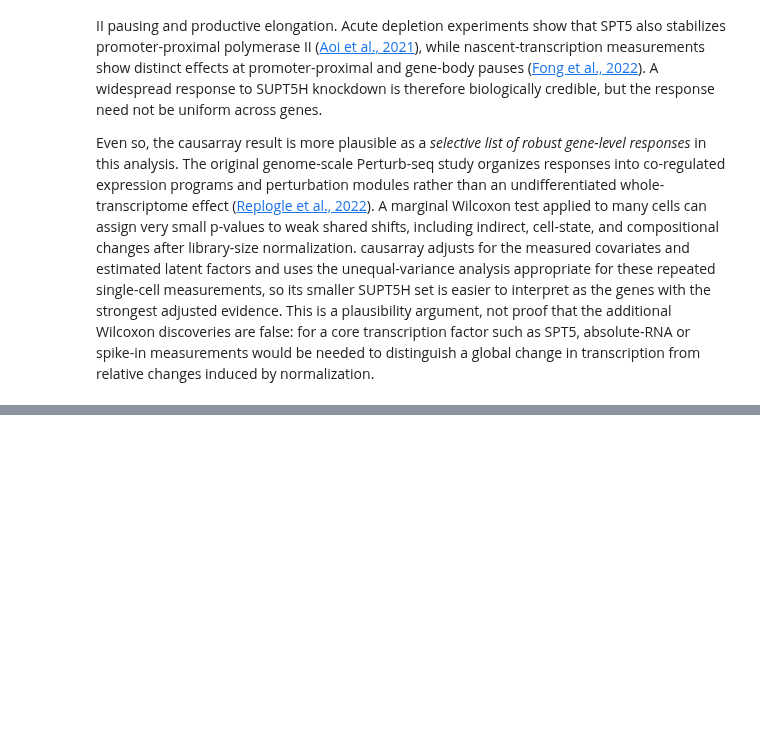
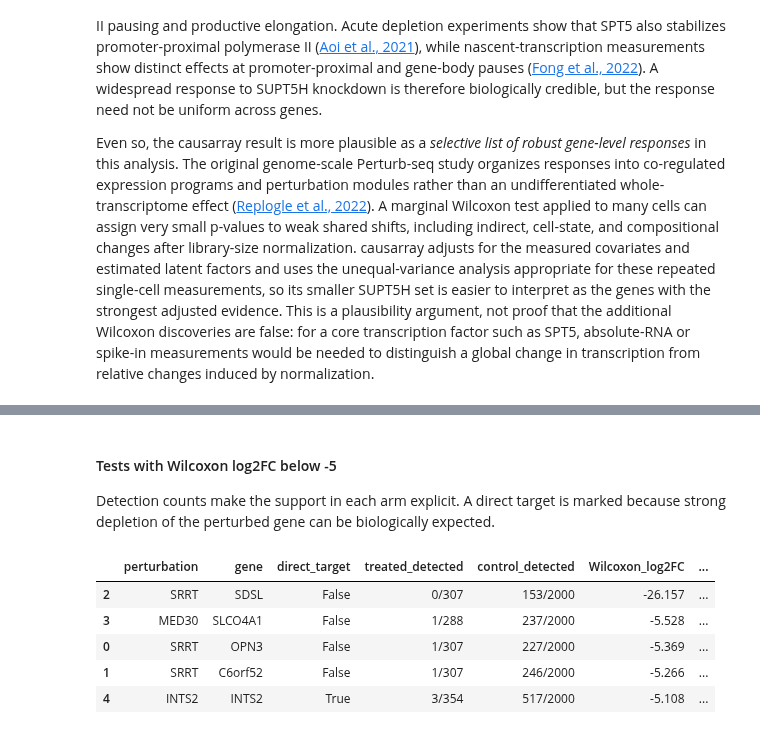
Before and after one commit to jaydu1/causarray, a Jupyter notebook: docs/source/tutorial/replogle/replogle-py.ipynb, the cells around one changed output, grey strips where cells are left out. Saved outputs shown, nothing was run; the diff lists cells and outputs as text; code cells hidden in the pictures; blank space fills up the shorter version.

```diff
--- a/docs/source/tutorial/replogle/replogle-py.ipynb
+++ b/docs/source/tutorial/replogle/replogle-py.ipynb
@@ -349,0 +459,47 @@ Even so, the causarray result is more plausible as a *selective list of robust g
+# %% [markdown]
+#### Tests with Wilcoxon log2FC below -5
+
+Detection counts make the support in each arm explicit. A direct target is marked because strong depletion of the perturbed gene can be biologically expected.
+# %%
+group_counts = adata.obs[PERT_COL].astype(str).value_counts()
+treated_sizes = np.asarray([group_counts[group] for group in wc_groups])[:, None]
+control_size = int(group_counts[CTRL_LABEL])
+treated_detected = np.rint(wc_pts_treated * treated_sizes).astype(int)
+control_detected = np.rint(wc_pts_control * control_size).astype(int)
+extreme_positions = np.argwhere(wc_lfc < -5)
+
+extreme_rows = []
+for i, j in extreme_positions:
+    if wc_reject[i, j] and ca_reject[i, j]:
+        decision = 'Both'
+    elif wc_reject[i, j]:
+        decision = 'Wilcoxon only'
+    elif ca_reject[i, j]:
+        decision = 'causarray only'
+    else:
+        decision = 'Neither'
+    extreme_rows.append({
+        'perturbation': wc_groups[i],
+        'gene': wc_genes[j],
+        'direct_target': wc_groups[i] == wc_genes[j],
+        'treated_detected': f'{treated_detected[i, j]}/{treated_sizes[i, 0]}',
+        'control_detected': f'{control_detected[i, j]}/{control_size}',
+        'Wilcoxon_log2FC': wc_lfc[i, j],
+        'Wilcoxon_padj': wc_padj[i, j],
+        'causarray_log2FC': ca_lfc[i, j],
+        'causarray_padj': ca_padj[i, j],
+        'causarray_estimable': bool(ca_estimable[i, j]),
+        'decision': decision,
+    })
+extreme_tests = pd.DataFrame(extreme_rows).sort_values('Wilcoxon_log2FC')
+display(extreme_tests.round({
+    'Wilcoxon_log2FC': 3, 'Wilcoxon_padj': 3,
+    'causarray_log2FC': 3, 'causarray_padj': 3,
+}))
+# %% [output]
+|  | perturbation | gene | direct_target | treated_detected | control_detected | Wilcoxon_log2FC | ... |
+| 2 | SRRT | SDSL | False | 0/307 | 153/2000 | -26.157 | ... |
+| 3 | MED30 | SLCO4A1 | False | 1/288 | 237/2000 | -5.528 | ... |
+| 0 | SRRT | OPN3 | False | 1/307 | 227/2000 | -5.369 | ... |
+| 1 | SRRT | C6orf52 | False | 1/307 | 246/2000 | -5.266 | ... |
+| 4 | INTS2 | INTS2 | True | 3/354 | 517/2000 | -5.108 | ... |
```
Also changed, not shown: parts of 8 cells of this notebook, 7 other files.
